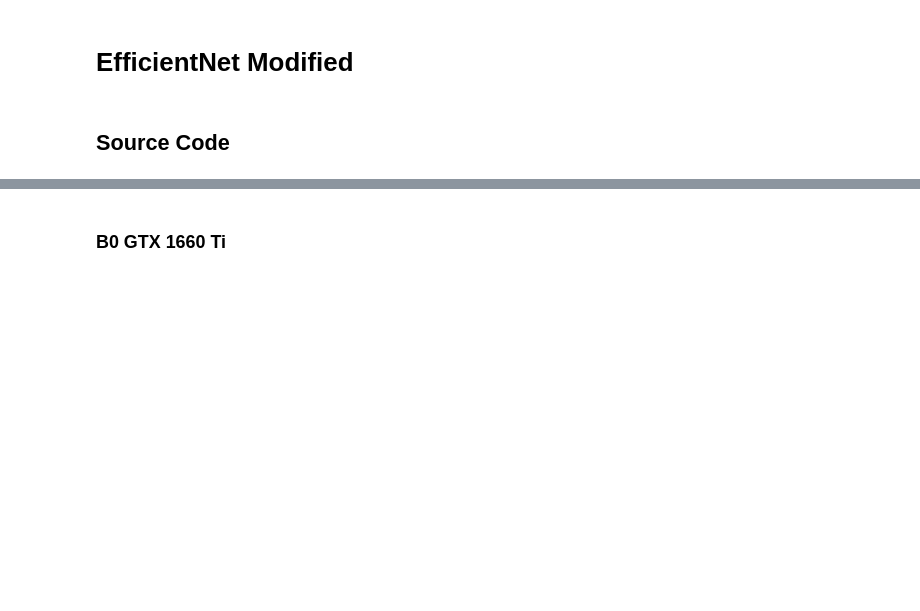
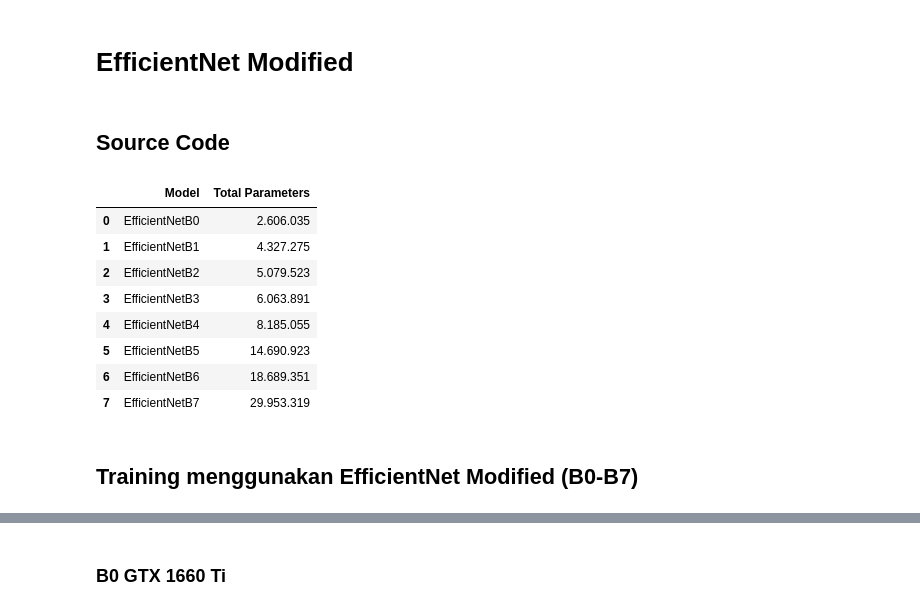
Before and after one commit to AbiyaMakruf/TelU-Tubes-TugasAkhir-KlasifikasiPenyakitTanamanApel, a Jupyter notebook: modifikasi.ipynb, the cells around one changed output, grey strips where cells are left out. Drawn from its saved outputs; the diff is of its cells as text; code cells hidden in the pictures; blank space fills up the shorter version.

```diff
--- a/modifikasi.ipynb
+++ b/modifikasi.ipynb
@@ -541,3 +626,14 @@ store_results(title, model_name, history_model, test_loss, test_acc, training_du
 ## Source Code
 # %%
 from utils.efficientNetModifikasi import *
+model_parameter()
+# %% [output]
+|  | Model | Total Parameters |
+| 0 | EfficientNetB0 | 2.606.035 |
+| 1 | EfficientNetB1 | 4.327.275 |
+| 2 | EfficientNetB2 | 5.079.523 |
+| 3 | EfficientNetB3 | 6.063.891 |
+| 4 | EfficientNetB4 | 8.185.055 |
+| 5 | EfficientNetB5 | 14.690.923 |
+| 6 | EfficientNetB6 | 18.689.351 |
+| 7 | EfficientNetB7 | 29.953.319 |
@@ -653,0 +640,2 @@ def train_and_plot(model, model_name, train_generator, validation_generator, tes
+# %% [markdown]
+## Training menggunakan EfficientNet Modified (B0-B7)
```
Also changed, not shown: parts of 47 cells of this notebook, 2 other files.
